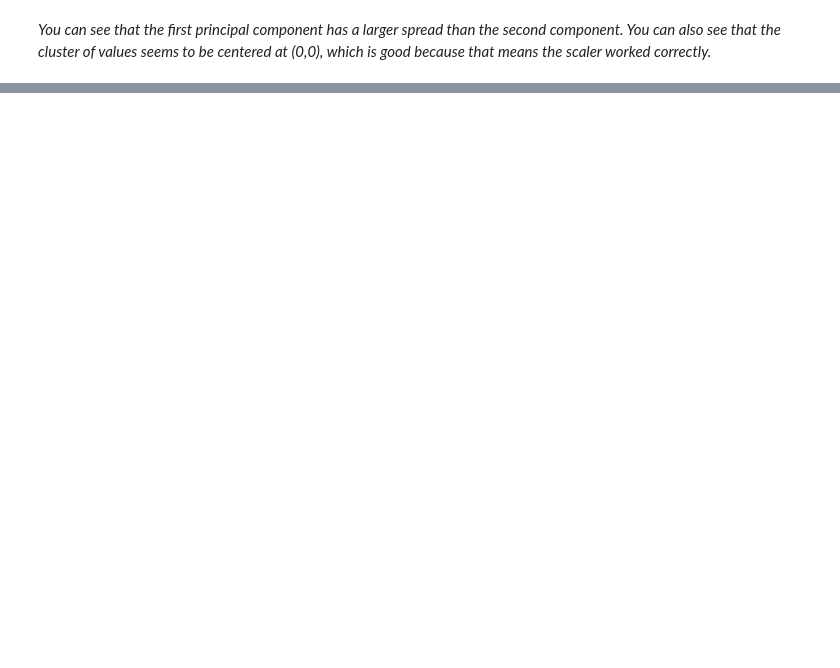
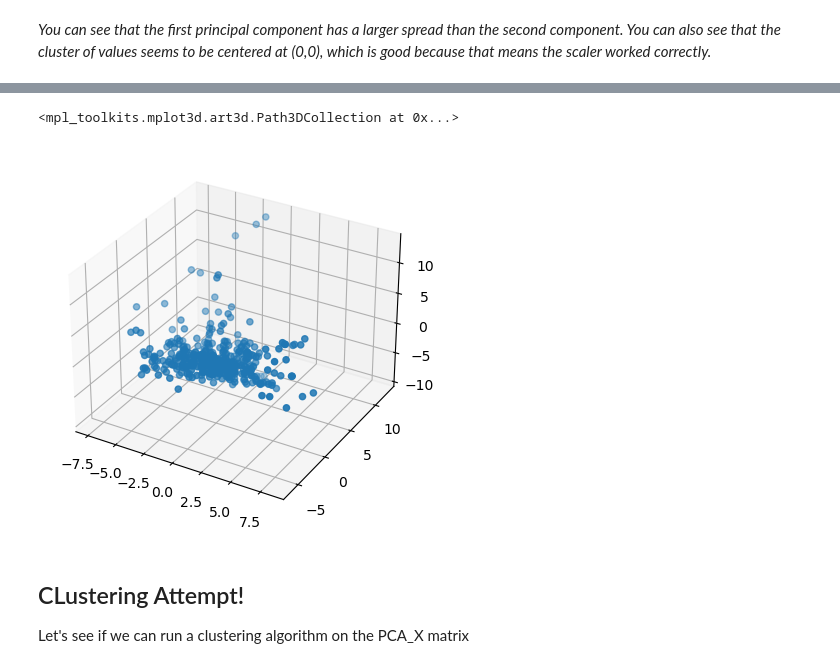
Before and after one commit to aliciaroberts/URAP_NLP, a Jupyter notebook: PCA_on_nisei_matrix.ipynb, the cells around one changed output, grey strips where cells are left out. Cells and saved outputs as stored; diff of their text form; code cells hidden in the pictures; blank space fills up the shorter version.

```diff
--- a/PCA_on_nisei_matrix.ipynb
+++ b/PCA_on_nisei_matrix.ipynb
@@ -102,0 +128,14 @@ plt.title('Plotting the Variance of the 1st and 2nd Principal Components');
+# %%
+# now let's plot all of it:
+
+fig = plt.figure()
+ax = fig.add_subplot(projection = '3d')
+
+ax.scatter(PCA_X[0], PCA_X[1], PCA_X[2])
+# %% [output]
+<mpl_toolkits.mplot3d.art3d.Path3DCollection at 0x...>
+[figure, added]
+# %% [markdown]
+## CLustering Attempt!
+
+Let's see if we can run a clustering algorithm on the PCA_X matrix
```
Also changed, not shown: parts of 20 cells of this notebook.
